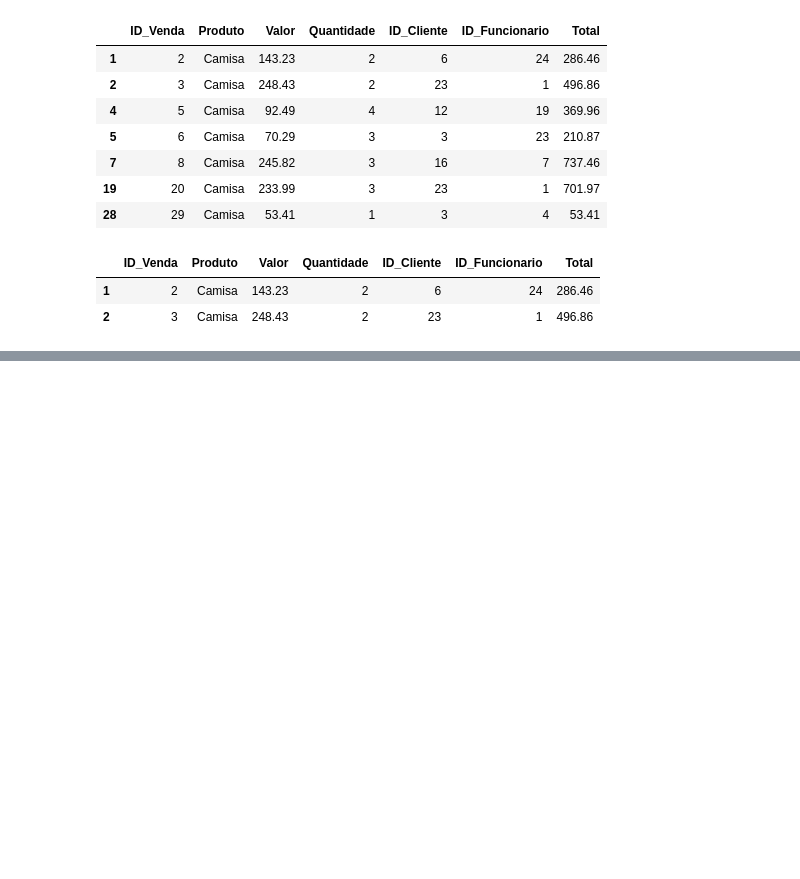
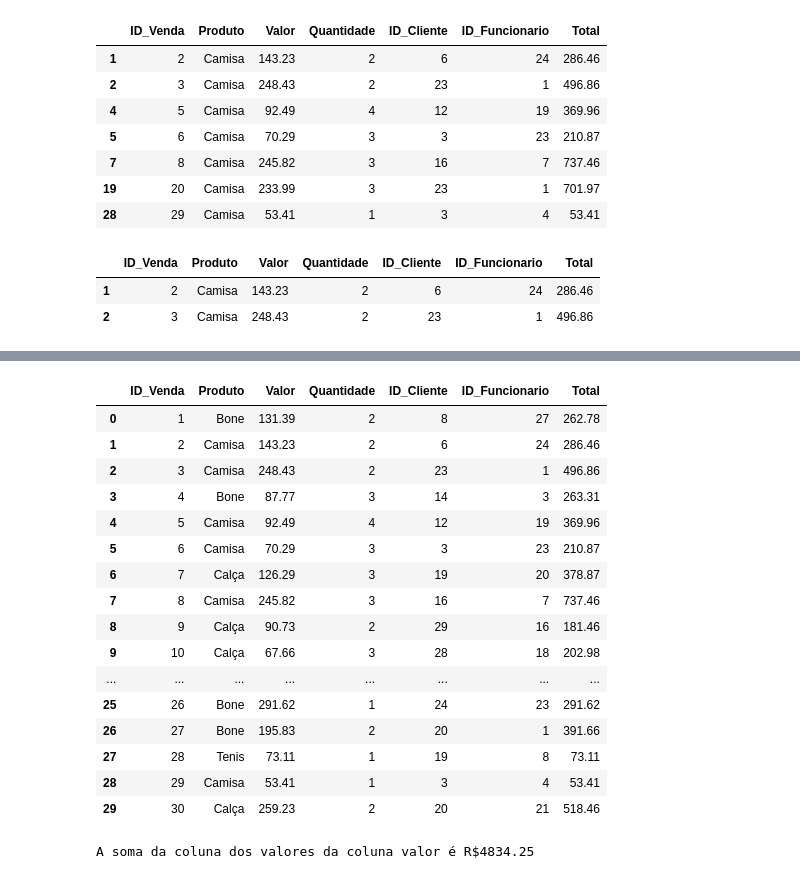
Before and after one commit to joaolpt/eba-analista, a Jupyter notebook: python/aulas_python_II/ex_args_kwargs_apply_lambda.ipynb, the cells around one changed output, grey strips where cells are left out. Saved outputs shown, nothing was run; the diff lists cells and outputs as text; code cells hidden in the pictures; blank space fills up the shorter version.

```diff
--- a/python/aulas_python_II/ex_args_kwargs_apply_lambda.ipynb
+++ b/python/aulas_python_II/ex_args_kwargs_apply_lambda.ipynb
@@ -196,0 +224,27 @@ display(resultado2)
+# %%
+display(df_vendas)
+def soma_valor(*args):
+    soma = sum(args)
+    return soma
+
+resultado = soma_valor(*df_vendas["Valor"])
+print(f"A soma da coluna dos valores da coluna valor é R${resultado:.2f}")
+# %% [output]
+|  | ID_Venda | Produto | Valor | Quantidade | ID_Cliente | ID_Funcionario | Total |
+| 0 | 1 | Bone | 131.39 | 2 | 8 | 27 | 262.78 |
+| 1 | 2 | Camisa | 143.23 | 2 | 6 | 24 | 286.46 |
+| 2 | 3 | Camisa | 248.43 | 2 | 23 | 1 | 496.86 |
+| 3 | 4 | Bone | 87.77 | 3 | 14 | 3 | 263.31 |
+| 4 | 5 | Camisa | 92.49 | 4 | 12 | 19 | 369.96 |
+| 5 | 6 | Camisa | 70.29 | 3 | 3 | 23 | 210.87 |
+| 6 | 7 | Calça | 126.29 | 3 | 19 | 20 | 378.87 |
+| 7 | 8 | Camisa | 245.82 | 3 | 16 | 7 | 737.46 |
+| 8 | 9 | Calça | 90.73 | 2 | 29 | 16 | 181.46 |
+| 9 | 10 | Calça | 67.66 | 3 | 28 | 18 | 202.98 |
+| ... | ... | ... | ... | ... | ... | ... | ... |
+| 25 | 26 | Bone | 291.62 | 1 | 24 | 23 | 291.62 |
+| 26 | 27 | Bone | 195.83 | 2 | 20 | 1 | 391.66 |
+| 27 | 28 | Tenis | 73.11 | 1 | 19 | 8 | 73.11 |
+| 28 | 29 | Camisa | 53.41 | 1 | 3 | 4 | 53.41 |
+| 29 | 30 | Calça | 259.23 | 2 | 20 | 21 | 518.46 |
+A soma da coluna dos valores da coluna valor é R$4834.25
```
Also changed, not shown: parts of 17 cells of this notebook.
